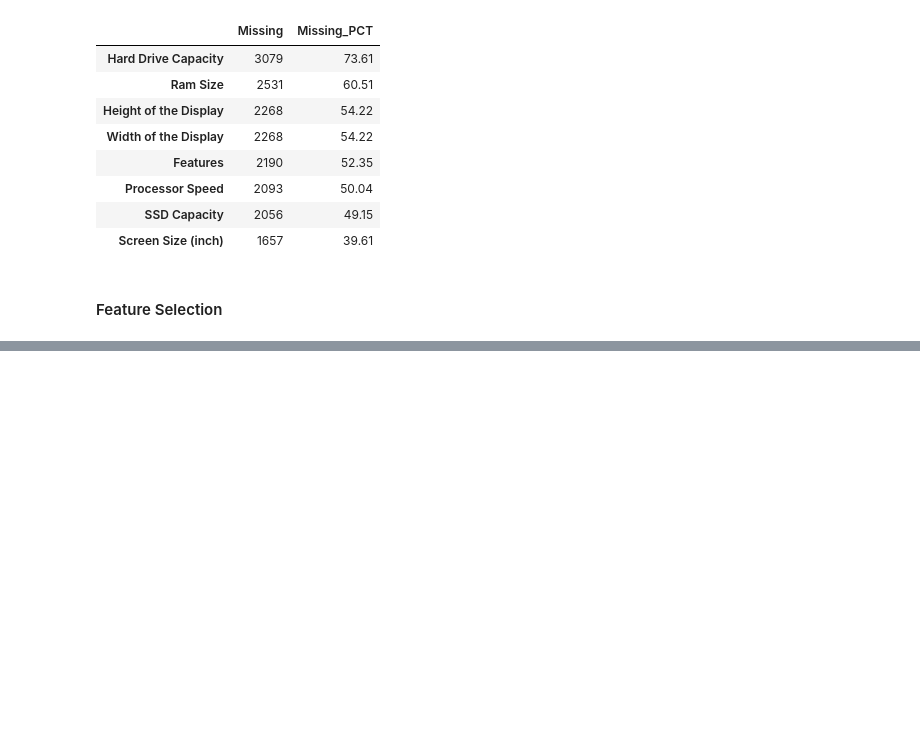
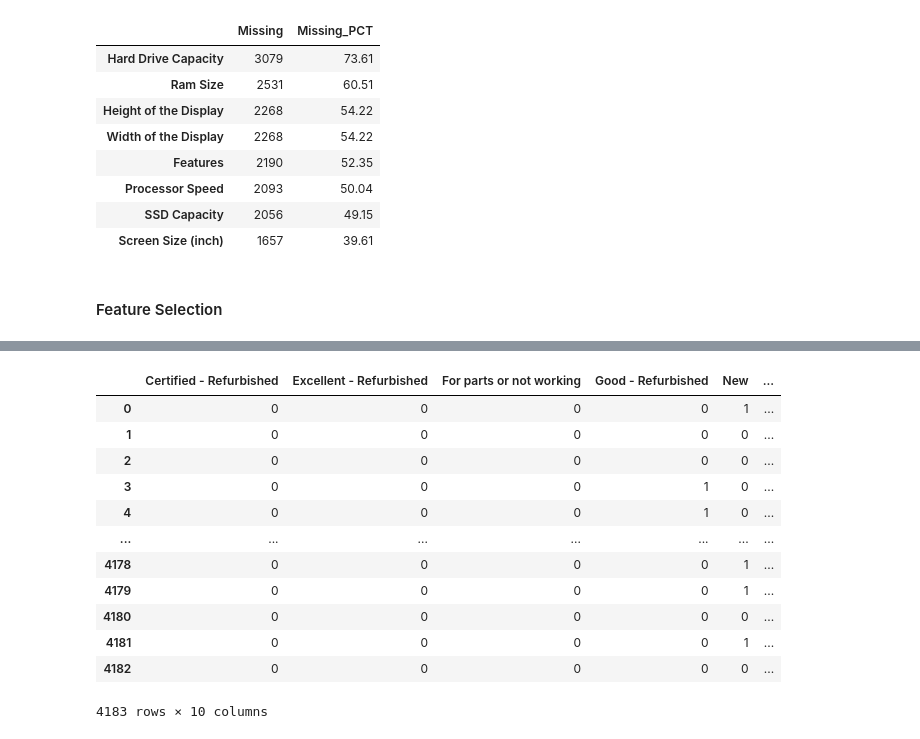
Before and after one commit to vitthalbulbule/laptopPricePrediction, a Jupyter notebook: laptop.ipynb, the cells around one changed output, grey strips where cells are left out. Saved outputs shown, nothing was run; the diff lists cells and outputs as text; code cells hidden in the pictures; blank space fills up the shorter version.

```diff
--- a/laptop.ipynb
+++ b/laptop.ipynb
@@ -767,0 +787,16 @@ dtype('float64')
+# %%
+condition_counts
+# %% [output]
+|  | Certified - Refurbished | Excellent - Refurbished | For parts or not working | Good - Refurbished | New | ... |
+| 0 | 0 | 0 | 0 | 0 | 1 | ... |
+| 1 | 0 | 0 | 0 | 0 | 0 | ... |
+| 2 | 0 | 0 | 0 | 0 | 0 | ... |
+| 3 | 0 | 0 | 0 | 1 | 0 | ... |
+| 4 | 0 | 0 | 0 | 1 | 0 | ... |
+| ... | ... | ... | ... | ... | ... | ... |
+| 4178 | 0 | 0 | 0 | 0 | 1 | ... |
+| 4179 | 0 | 0 | 0 | 0 | 1 | ... |
+| 4180 | 0 | 0 | 0 | 0 | 0 | ... |
+| 4181 | 0 | 0 | 0 | 0 | 1 | ... |
+| 4182 | 0 | 0 | 0 | 0 | 0 | ... |
+4183 rows × 10 columns
```
Also changed, not shown: parts of 23 cells of this notebook.
